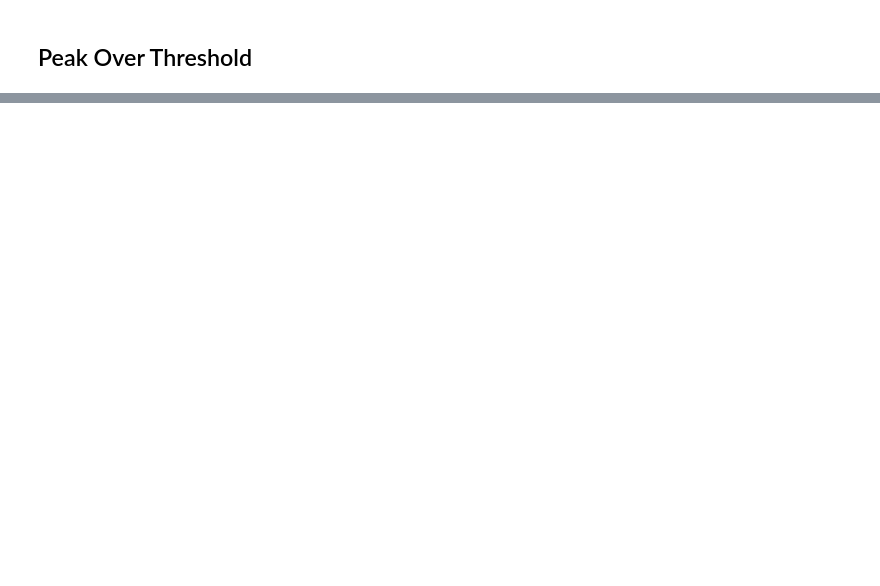
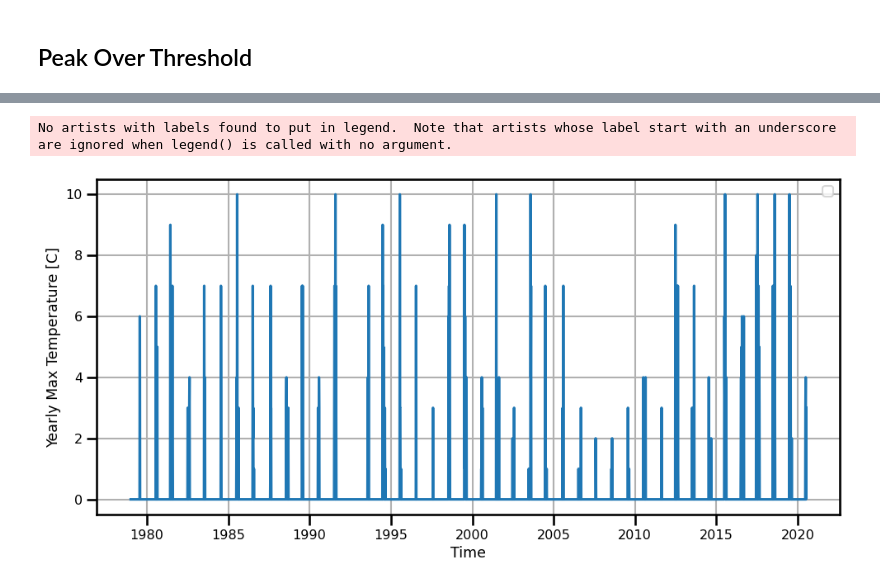
Before and after one commit to jejjohnson/geo_toolz, a Jupyter notebook: notebooks/extremes/extremes_demo_ts.ipynb, the cells around one changed output, grey strips where cells are left out. Cells and saved outputs as stored; diff of their text form; code cells hidden in the pictures; blank space fills up the shorter version.

```diff
--- a/notebooks/extremes/extremes_demo_ts.ipynb
+++ b/notebooks/extremes/extremes_demo_ts.ipynb
@@ -329,0 +252,3 @@ history :
+# %%
+extremes_pp = calculate_pp_counts_ts(ds_madrid.t2m_max, quantile=0.98, time_freq=5)
+extremes_bm = calculate_pp_stats_ts(ds_madrid.t2m_max, fn=np.median, quantile=0.98, time_freq=5)
@@ -329,0 +272,20 @@ history :
+# %%
+fig, ax = plt.subplots(figsize=(10,5))
+
+
+# extremes_ec_.plot(x="time", y="t2m_max", ax=ax, s=0.1, c="black", marker="-", label="Counts")
+extremes_pp.plot(ax=ax)
+
+ax.set(
+    xlabel="Time",
+    ylabel="Yearly Max Temperature [C]",
+    # ylim=[threshold, 42],
+    title=""
+)
+plt.grid(which="both", visible=True)
+plt.legend()
+plt.tight_layout()
+plt.show()
+# %% [output]
+No artists with labels found to put in legend.  Note that artists whose label start with an underscore are ignored when legend() is called with no argument.
+[figure, added]
```
Also changed, not shown: parts of 35 cells of this notebook, 11 other files.
